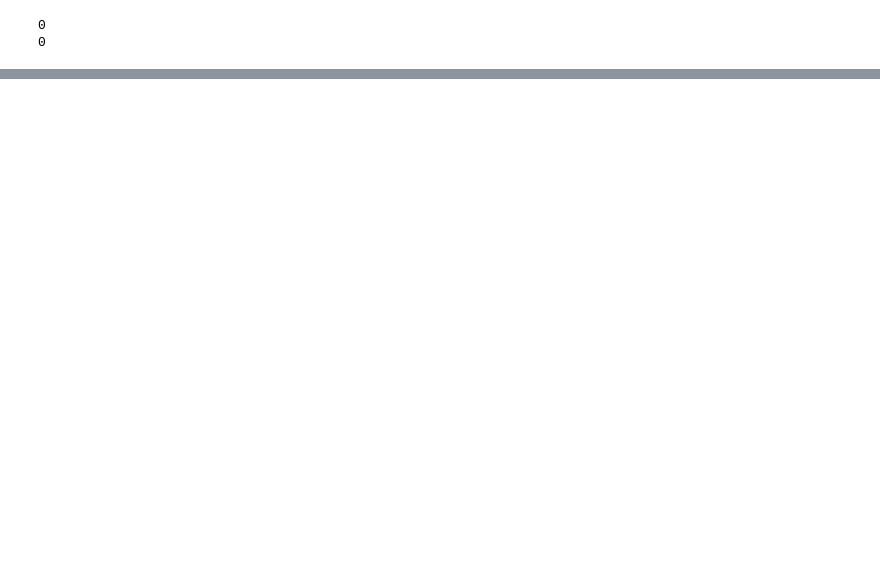
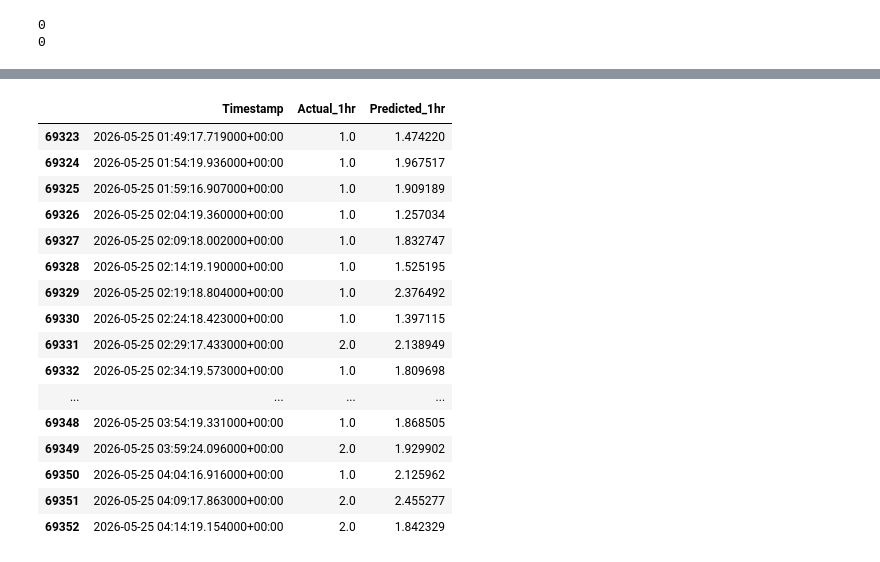
Before and after one commit to shloksatpathy/AI-Predictive-Maintenance, a Jupyter notebook: CPU/notebooks/trial2.ipynb, the cells around one changed output, grey strips where cells are left out. Cells and saved outputs as stored; diff of their text form; code cells hidden in the pictures; blank space fills up the shorter version.

```diff
--- a/CPU/notebooks/trial2.ipynb
+++ b/CPU/notebooks/trial2.ipynb
@@ -626,3 +417,28 @@ print(predictions.shape)
+# %%
+results_1hr = pd.DataFrame({
+    'Timestamp': test_df['ts'],
+    'Actual_1hr': actual_1hr.values,
+    'Predicted_1hr': predicted_1hr
+})
+results_1hr.head(30)
+# %% [output]
+|  | Timestamp | Actual_1hr | Predicted_1hr |
+| 69323 | 2026-05-25 01:49:17.719000+00:00 | 1.0 | 1.474220 |
+| 69324 | 2026-05-25 01:54:19.936000+00:00 | 1.0 | 1.967517 |
+| 69325 | 2026-05-25 01:59:16.907000+00:00 | 1.0 | 1.909189 |
+| 69326 | 2026-05-25 02:04:19.360000+00:00 | 1.0 | 1.257034 |
+| 69327 | 2026-05-25 02:09:18.002000+00:00 | 1.0 | 1.832747 |
+| 69328 | 2026-05-25 02:14:19.190000+00:00 | 1.0 | 1.525195 |
+| 69329 | 2026-05-25 02:19:18.804000+00:00 | 1.0 | 2.376492 |
+| 69330 | 2026-05-25 02:24:18.423000+00:00 | 1.0 | 1.397115 |
+| 69331 | 2026-05-25 02:29:17.433000+00:00 | 2.0 | 2.138949 |
+| 69332 | 2026-05-25 02:34:19.573000+00:00 | 1.0 | 1.809698 |
+| ... | ... | ... | ... |
+| 69348 | 2026-05-25 03:54:19.331000+00:00 | 1.0 | 1.868505 |
+| 69349 | 2026-05-25 03:59:24.096000+00:00 | 2.0 | 1.929902 |
+| 69350 | 2026-05-25 04:04:16.916000+00:00 | 1.0 | 2.125962 |
+| 69351 | 2026-05-25 04:09:17.863000+00:00 | 2.0 | 2.455277 |
+| 69352 | 2026-05-25 04:14:19.154000+00:00 | 2.0 | 1.842329 |
 # %%
 # Overall metrics
 from sklearn.metrics import (
```
Also changed, not shown: parts of 22 cells of this notebook, 2 other files.
